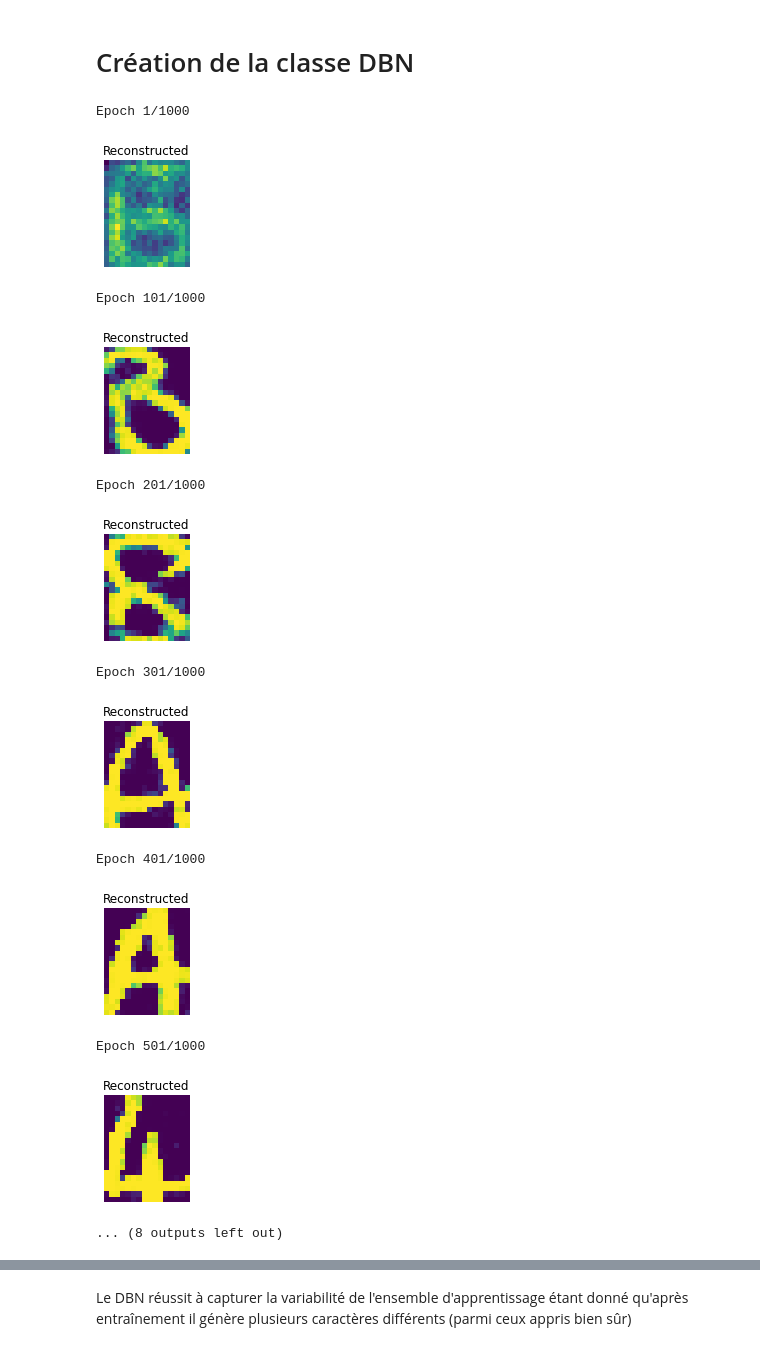
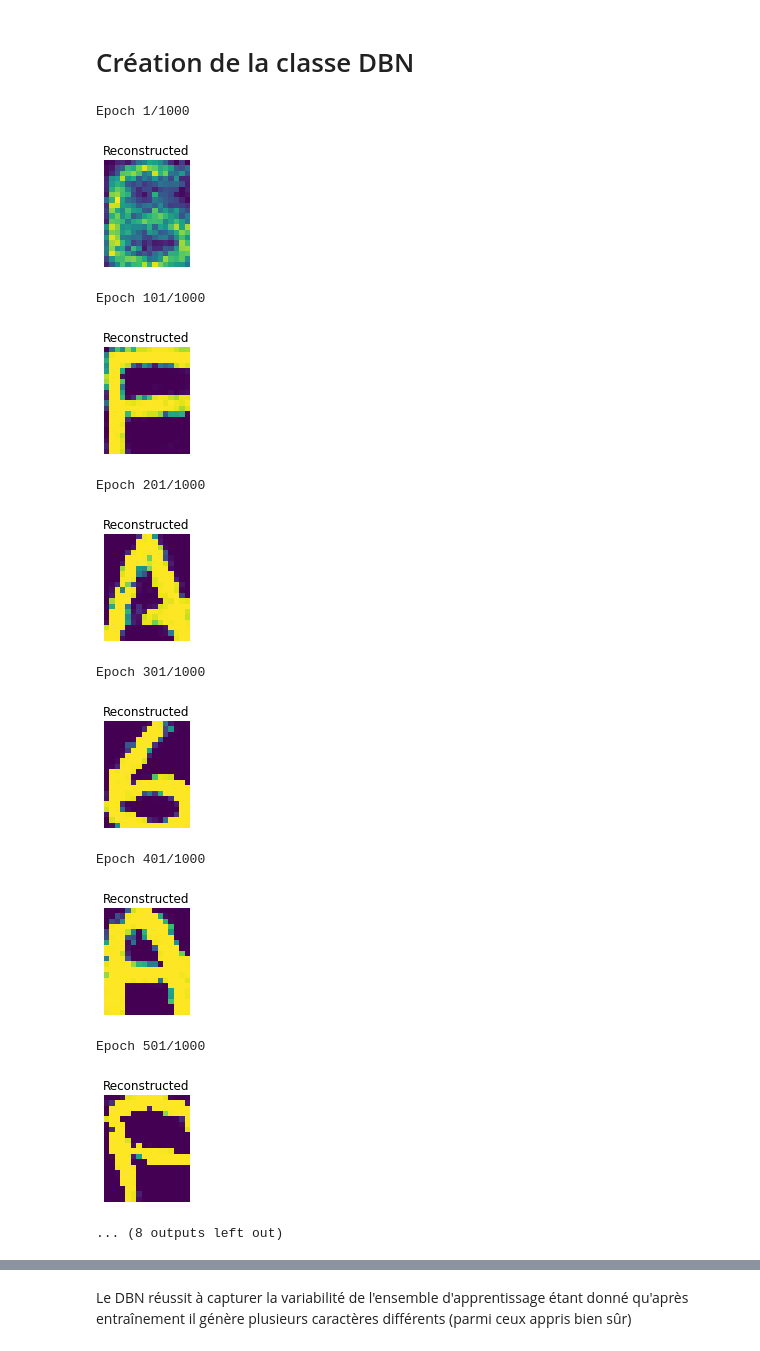
Before and after one commit to wdavys/DNN-dl2, a Jupyter notebook: TP_DNN.ipynb, the cells around one changed output, grey strips where cells are left out. Drawn from its saved outputs; the diff is of its cells as text; code cells hidden in the pictures.

```diff
--- a/TP_DNN.ipynb
+++ b/TP_DNN.ipynb
@@ -466,22 +466,22 @@ class DBN():
 # %%
 X_dbn = lire_alpha_digit('ABEF486')
 _, p = X_dbn.shape
 
-dbn = DBN([p, 160, 640, 280])
+dbn = DBN([p, 500, 200, 50])
 dbn.pretrain(X_dbn, nb_epoch=1000, epoch_per_plot=100, lr=1e-1)
 # %% [output]
 Epoch 1/1000
-[figure, old version]
+[figure, new version]
 Epoch 101/1000
-[figure, old version]
+[figure, new version]
 Epoch 201/1000
-[figure, old version]
+[figure, new version]
 Epoch 301/1000
-[figure, old version]
+[figure, new version]
 Epoch 401/1000
-[figure, old version]
+[figure, new version]
 Epoch 501/1000
-[figure, old version]
+[figure, new version]
 ... (8 outputs left out)
 # %%
 dbn.generate(nb_iter=100, ncol=7)
```
Also changed, not shown: parts of 24 cells of this notebook.
